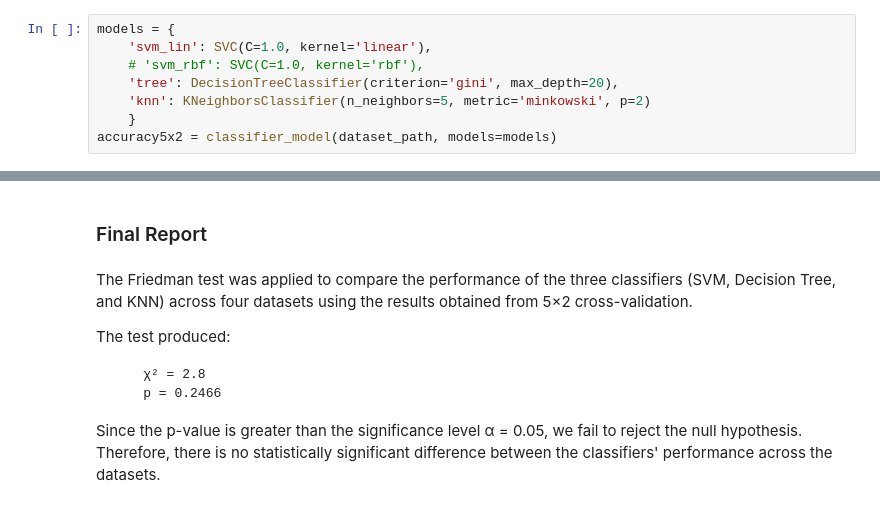
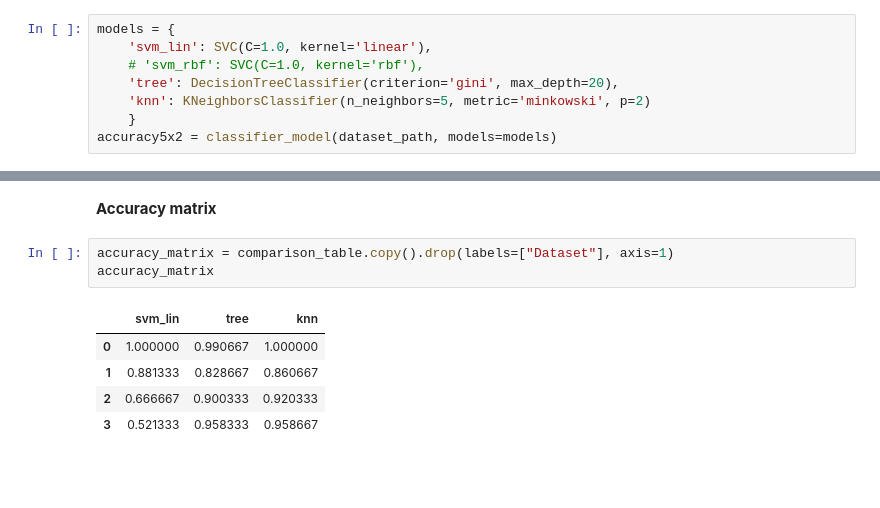
Before and after one commit to nawroz-m/ML_learning, a Jupyter notebook: Assignment01.ipynb, the cells around one changed output, grey strips where cells are left out. Cells and saved outputs as stored; diff of their text form; blank space fills up the shorter version.

````diff
--- a/Assignment01.ipynb
+++ b/Assignment01.ipynb
@@ -143,19 +125,11 @@ p ≥ 0.05 ––>	no significant difference
-# %% [markdown]
-### Final Report
-# %% [markdown]
-The Friedman test was applied to compare the performance of the three classifiers
-(SVM, Decision Tree, and KNN) across four datasets using the results obtained
-from 5×2 cross-validation.
-
-The test produced:
-
-```
-    χ² = 2.8
-    p = 0.2466
-```
-
-
-Since the p-value is greater than the significance level α = 0.05,
-we fail to reject the null hypothesis. Therefore, there is no
-statistically significant difference between the classifiers'
-performance across the datasets.
+# %% [markdown]
+**Accuracy matrix**
+# %%
+accuracy_matrix = comparison_table.copy().drop(labels=["Dataset"], axis=1)
+accuracy_matrix
+# %% [output]
+|  | svm_lin | tree | knn |
+| 0 | 1.000000 | 0.990667 | 1.000000 |
+| 1 | 0.881333 | 0.828667 | 0.860667 |
+| 2 | 0.666667 | 0.900333 | 0.920333 |
+| 3 | 0.521333 | 0.958333 | 0.958667 |
````
Also changed, not shown: parts of 21 cells of this notebook.
